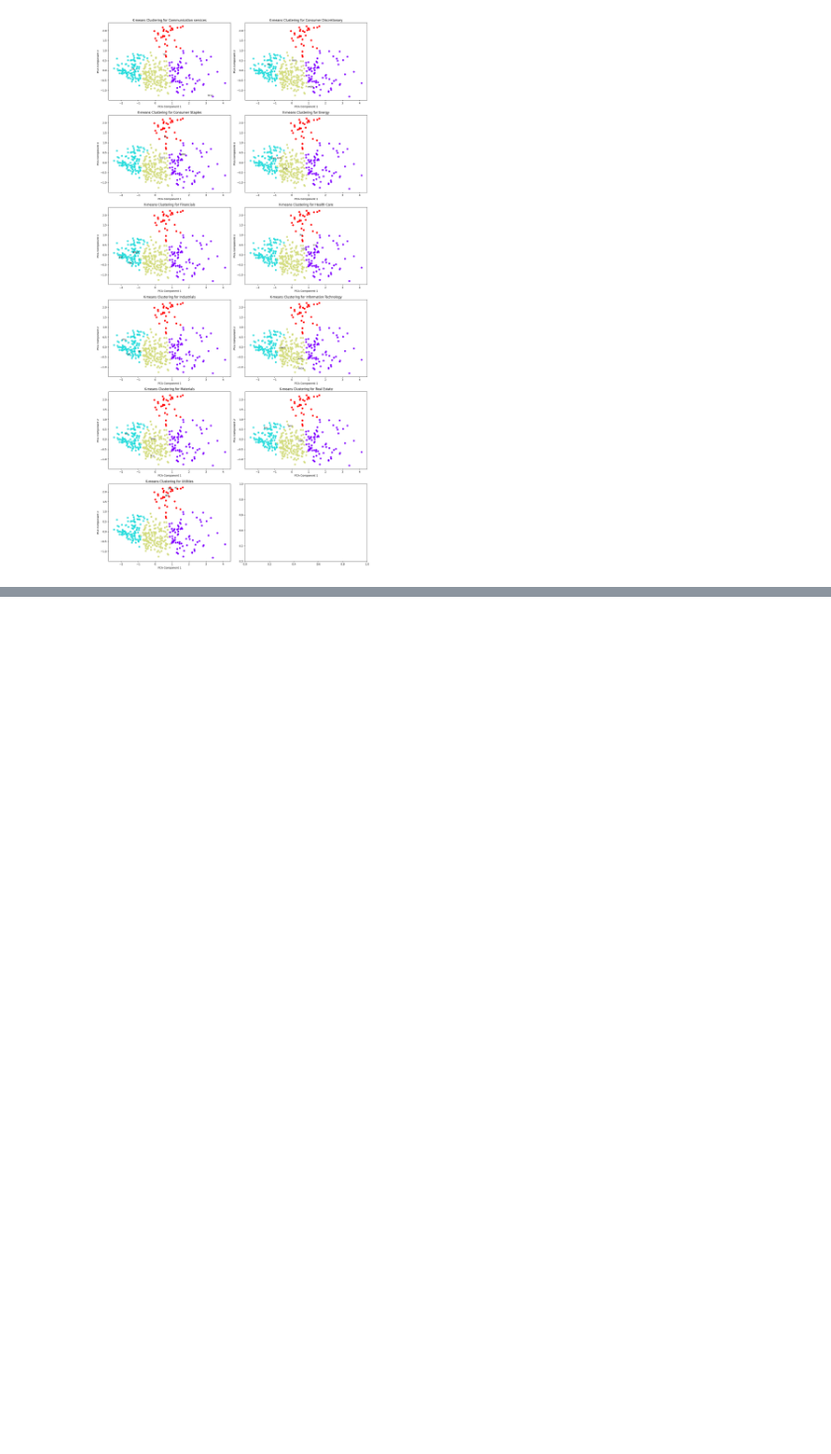
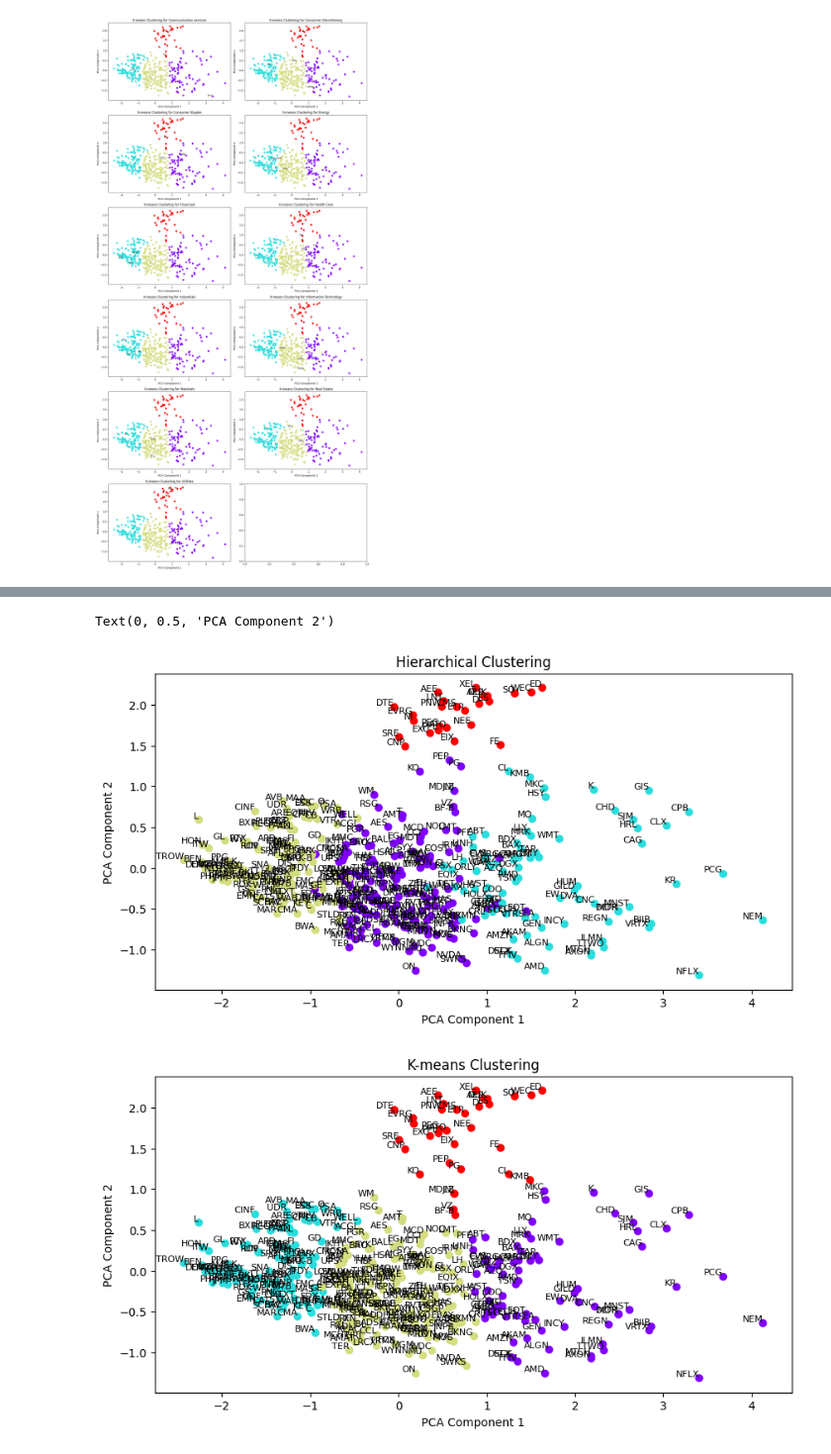
Before and after one commit to Hyshubham2504/Clustering-Based-Approach-as-an-Alternative-to-Industry-Classification, a Jupyter notebook: First_Approach.ipynb, the cells around one changed output, grey strips where cells are left out. Shown at 99% size. Saved outputs shown, nothing was run; the diff lists cells and outputs as text; code cells hidden in the pictures; blank space fills up the shorter version.

```diff
--- a/First_Approach.ipynb
+++ b/First_Approach.ipynb
@@ -574,5 +624,5 @@ https://scikit-learn.org/stable/modules/generated/sklearn.cluster.AgglomerativeC
 # %%
-hierarchical_clustering = AgglomerativeClustering().fit(correlation_matrix)
+hierarchical_clustering = AgglomerativeClustering(n_clusters = 4).fit(correlation_matrix)
 hierarchical_labels = hierarchical_clustering.labels_
 
 pca = PCA(n_components=2)
@@ -587,0 +630,22 @@ Text(0, 0.5, 'PCA Component 2')
+# %%
+# Plot the hierarchical clusters
+plt.figure(figsize=(10, 5))
+plt.scatter(reduced_data[:, 0], reduced_data[:, 1], c=hierarchical_labels, cmap='rainbow')
+for i, ticker in enumerate(correlation_matrix.columns):
+    plt.text(reduced_data[i, 0], reduced_data[i, 1], ticker, fontsize=8, ha='right', va='bottom')
+plt.title('Hierarchical Clustering')
+plt.xlabel('PCA Component 1')
+plt.ylabel('PCA Component 2')
+
+# Plot the K-means clusters
+plt.figure(figsize=(10, 5))
+plt.scatter(reduced_data[:, 0], reduced_data[:, 1], c=kmeans_labels, cmap='rainbow')
+for i, ticker in enumerate(correlation_matrix.columns):
+    plt.text(reduced_data[i, 0], reduced_data[i, 1], ticker, fontsize=8, ha='right', va='bottom')
+plt.title('K-means Clustering')
+plt.xlabel('PCA Component 1')
+plt.ylabel('PCA Component 2')
+# %% [output]
+Text(0, 0.5, 'PCA Component 2')
+[figure, added]
+[figure, added]
```
Also changed, not shown: parts of 29 cells of this notebook.
